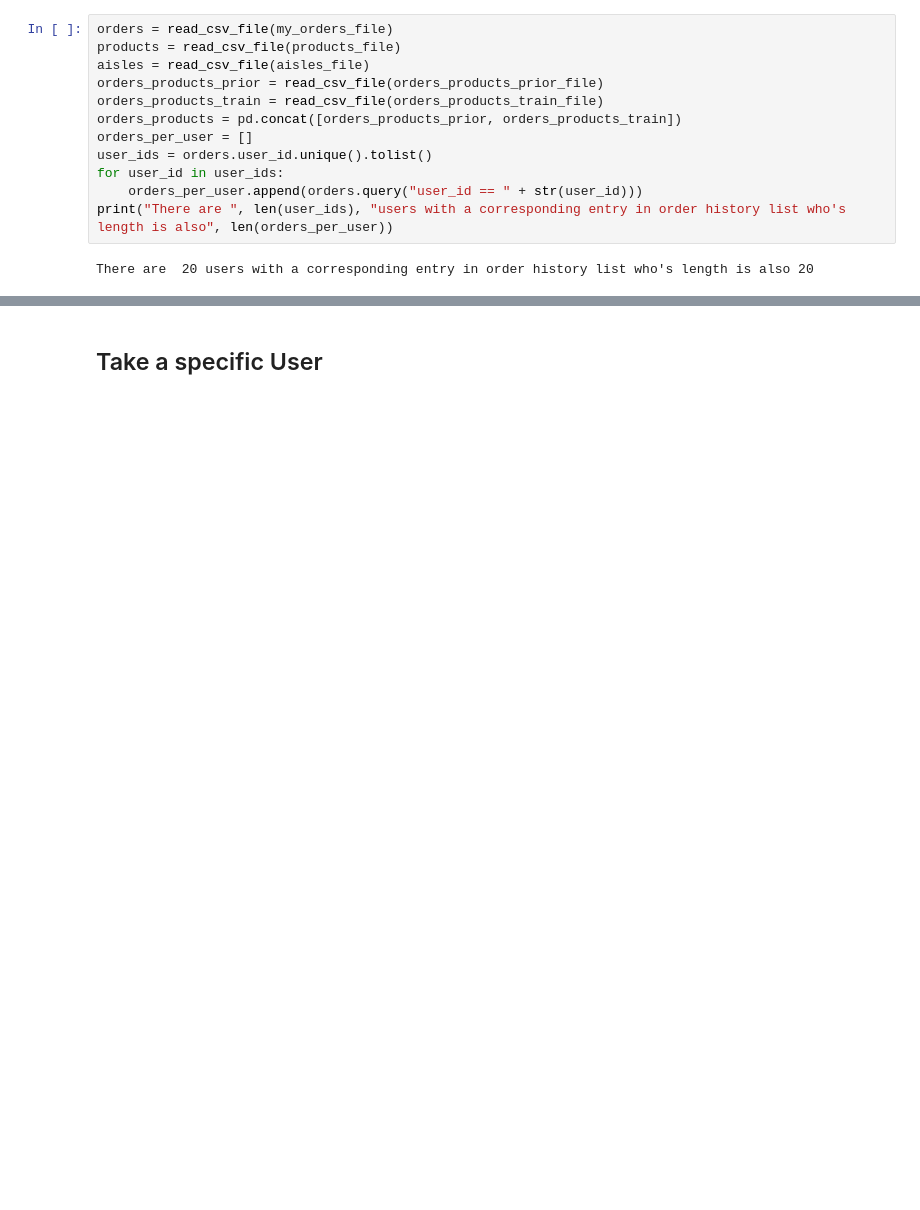
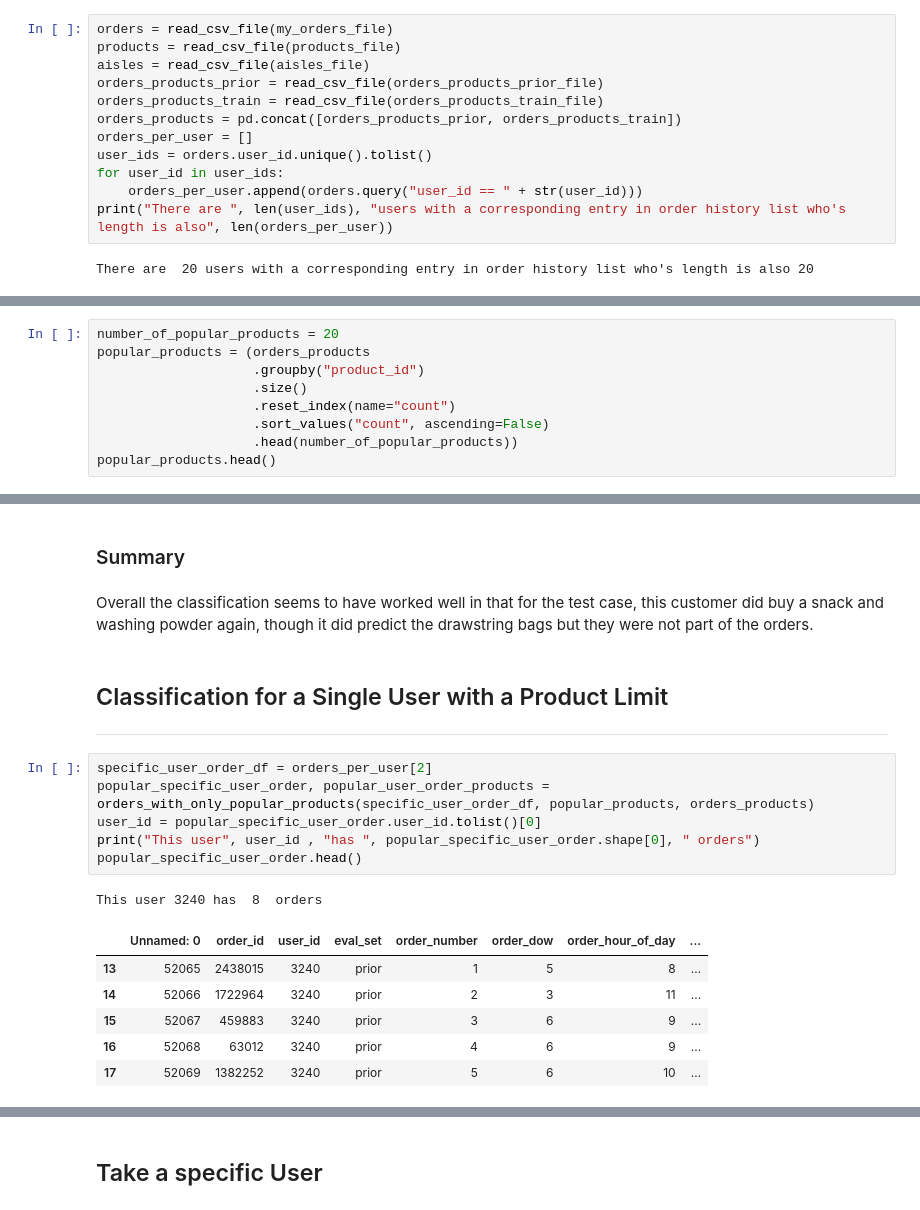
Before and after one commit to 1carew1/instacart_investigation, a Jupyter notebook: Assignment_2_Classification.ipynb, the cells around one changed output, grey strips where cells are left out. Drawn from its saved outputs; the diff is of its cells as text; blank space fills up the shorter version.

```diff
--- a/Assignment_2_Classification.ipynb
+++ b/Assignment_2_Classification.ipynb
@@ -260,0 +282,9 @@ There are  20 users with a corresponding entry in order history list who's lengt
+# %%
+number_of_popular_products = 20
+popular_products = (orders_products
+                    .groupby("product_id")
+                    .size()
+                    .reset_index(name="count")
+                    .sort_values("count", ascending=False)
+                    .head(number_of_popular_products))
+popular_products.head()
@@ -288,0 +413,21 @@ train_user_orders.head()
+# %% [markdown]
+### Summary
+# %% [markdown]
+Overall the classification seems to have worked well in that for the test case, this customer did buy a snack and washing powder again, though it did predict the drawstring bags but they were not part of the orders.
+# %% [markdown]
+## Classification for a Single User with a Product Limit <a class="anchor" id="class-user-pl"></a>
+***
+# %%
+specific_user_order_df = orders_per_user[2]
+popular_specific_user_order, popular_user_order_products = orders_with_only_popular_products(specific_user_order_df, popular_products, orders_products)
+user_id = popular_specific_user_order.user_id.tolist()[0]
+print("This user", user_id , "has ", popular_specific_user_order.shape[0], " orders")
+popular_specific_user_order.head()
+# %% [output]
+This user 3240 has  8  orders
+|  | Unnamed: 0 | order_id | user_id | eval_set | order_number | order_dow | order_hour_of_day | ... |
+| 13 | 52065 | 2438015 | 3240 | prior | 1 | 5 | 8 | ... |
+| 14 | 52066 | 1722964 | 3240 | prior | 2 | 3 | 11 | ... |
+| 15 | 52067 | 459883 | 3240 | prior | 3 | 6 | 9 | ... |
+| 16 | 52068 | 63012 | 3240 | prior | 4 | 6 | 9 | ... |
+| 17 | 52069 | 1382252 | 3240 | prior | 5 | 6 | 10 | ... |
```
Also changed, not shown: parts of 120 cells of this notebook, 2 other files.
